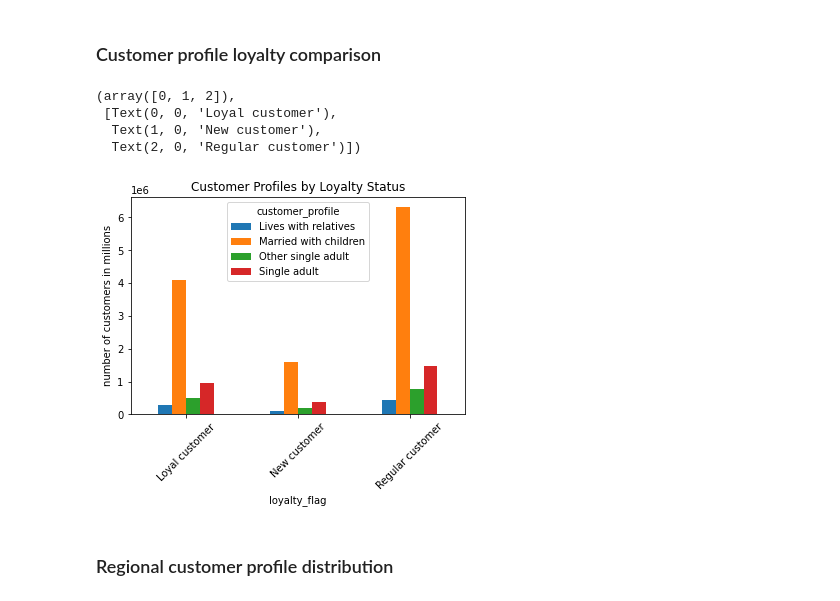
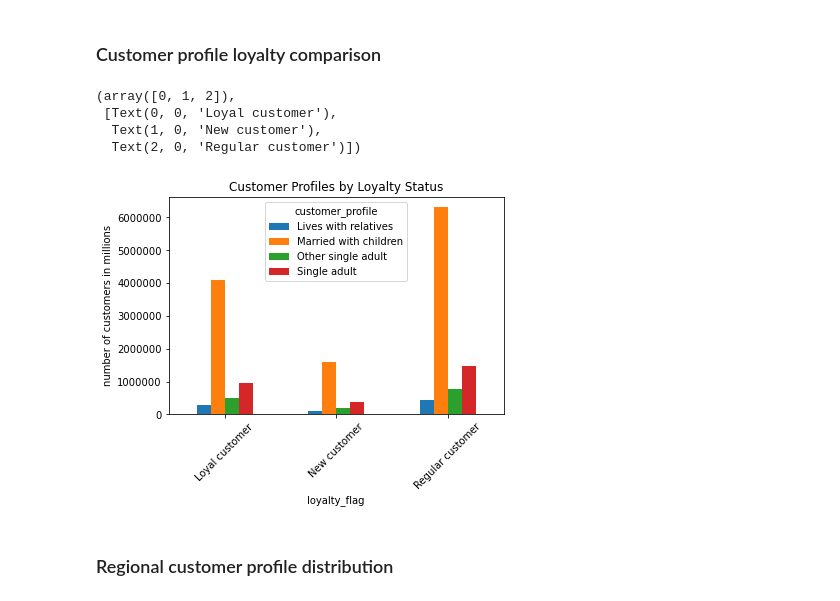
Before and after one commit to candaceavbailey/InstacartPythonAnalysis, a Jupyter notebook: 03 Scripts/IC Extra Visuals.ipynb, the cells around one changed output. Saved outputs shown, nothing was run; the diff lists cells and outputs as text; code cells hidden in the pictures.

```diff
--- a/03 Scripts/IC Extra Visuals.ipynb
+++ b/03 Scripts/IC Extra Visuals.ipynb
@@ -295,14 +391,16 @@ loyalty_high_low.figure.savefig(os.path.join(path, '04 Analysis', 'Visualization
 # %%
 #Comparing loyalty status to customer profiles
 profile_loyalty = pd.crosstab(df_active['loyalty_flag'], df_active['customer_profile'], dropna = False).plot(kind='bar')
 plt.title('Customer Profiles by Loyalty Status')
+plt.ticklabel_format(axis = 'y', useOffset = None, style= 'plain')
 plt.ylabel('number of customers in millions')
+plt.xticks(rotation = 45)
 # %% [output]
 (array([0, 1, 2]),
  [Text(0, 0, 'Loyal customer'),
   Text(1, 0, 'New customer'),
   Text(2, 0, 'Regular customer')])
-[figure, old version]
+[figure, new version]
 # %%
 profile_loyalty.figure.savefig(os.path.join(path, '04 Analysis', 'Visualizations', 'customer_profile_loyalty_flag.png'), bbox_inches = 'tight')
 # %% [markdown]
```
Also changed, not shown: parts of 25 cells of this notebook.
